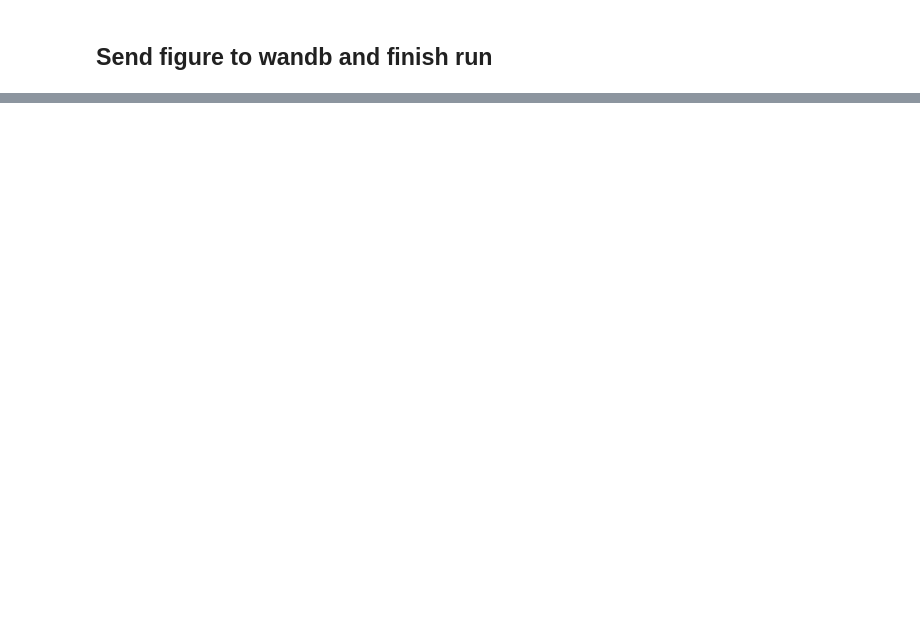
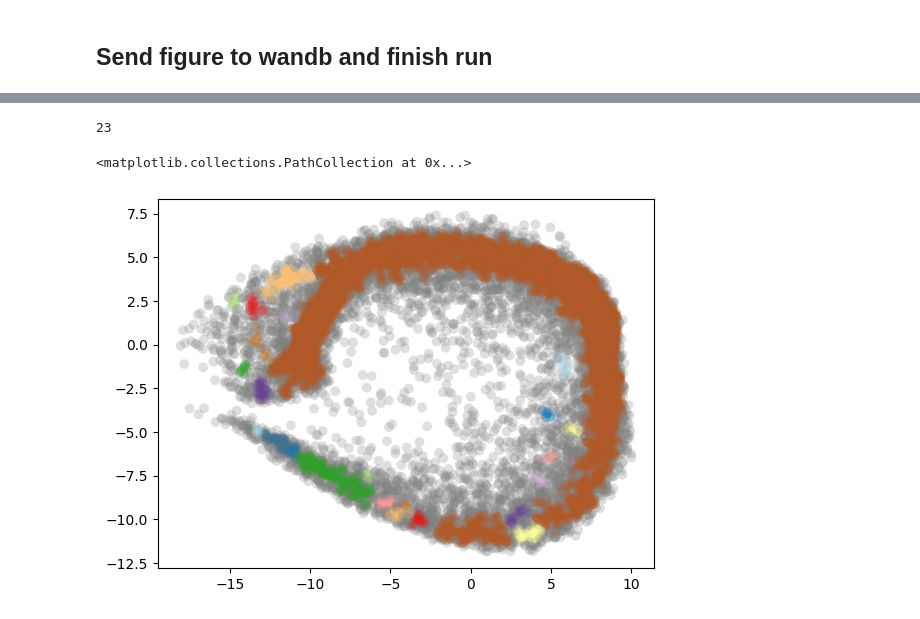
Before and after one commit to hits-sdo/hits-sdo-similaritysearch, a Jupyter notebook: search_byol/byol_train_pl.ipynb, the cells around one changed output, grey strips where cells are left out. Drawn from its saved outputs; the diff is of its cells as text; code cells hidden in the pictures; blank space fills up the shorter version.

```diff
--- a/search_byol/byol_train_pl.ipynb
+++ b/search_byol/byol_train_pl.ipynb
@@ -480,3 +502,3 @@ import hdbscan
 # %%
-clusterer = hdbscan.HDBSCAN(min_cluster_size=5, gen_min_span_tree=True)
-clusterer.fit(embedings_inference)
+clusterer = hdbscan.HDBSCAN(min_cluster_size=10, gen_min_span_tree=True)
+clusterer.fit(embeddings_inference)
@@ -486,0 +536,13 @@ HDBSCAN(algorithm='best', alpha=1.0, approx_min_span_tree=True,
+# %%
+clusterer.labels_.max()
+# %% [output]
+23
+# %%
+color_palette = sns.color_palette('Paired', clusterer.labels_.max()+1)
+cluster_colors = [color_palette[x] if x >= 0 else (0.5, 0.5, 0.5) for x in clusterer.labels_]
+cluster_member_colors = [sns.desaturate(x, p) for x, p in zip(cluster_colors, clusterer.probabilities_)]
+
+plt.scatter(embeddings_inference[:,0], embeddings_inference[:,1], s=50, linewidth=0, c=cluster_member_colors, alpha=0.25)
+# %% [output]
+<matplotlib.collections.PathCollection at 0x...>
+[figure, added]
```
Also changed, not shown: parts of 19 cells of this notebook.
